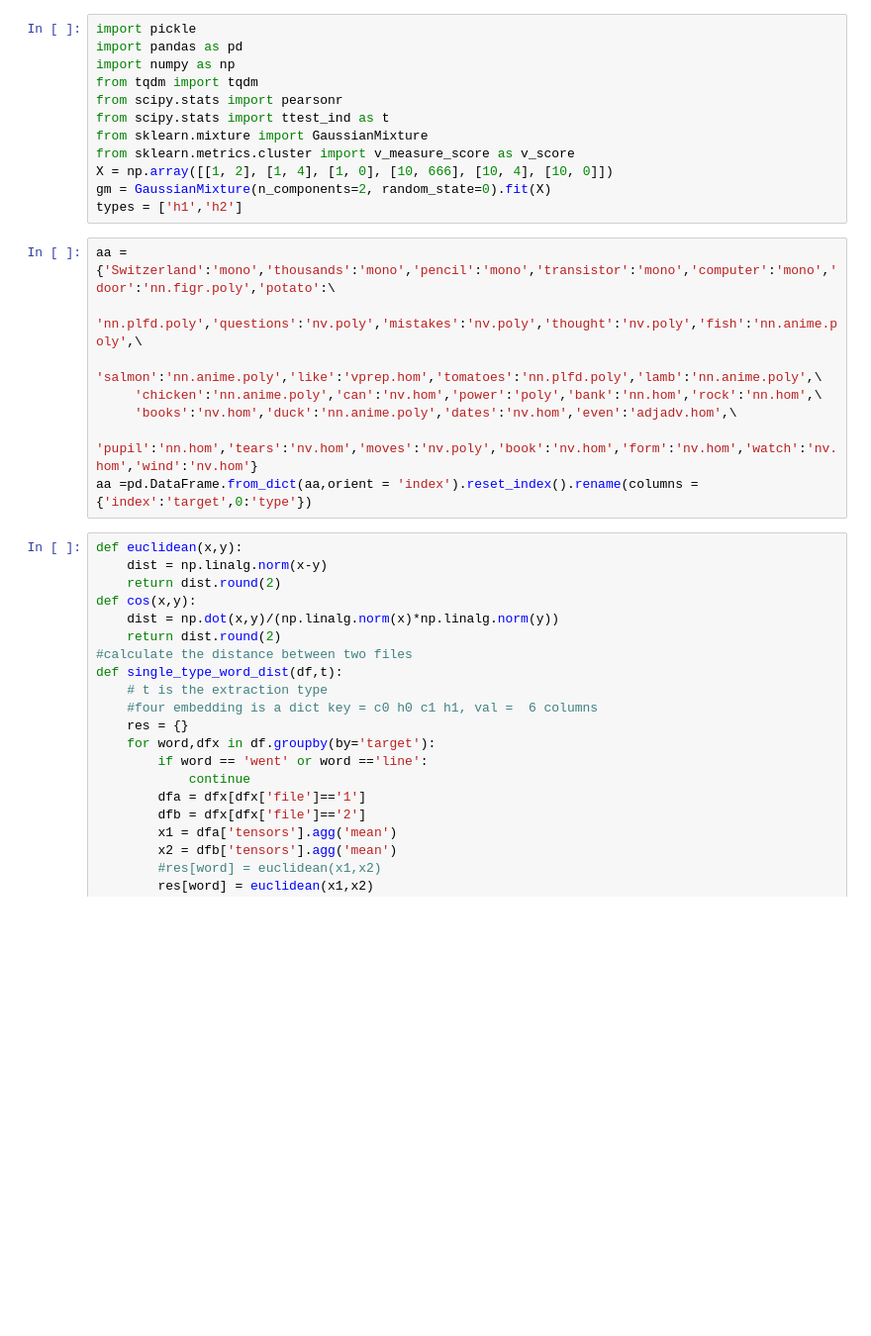
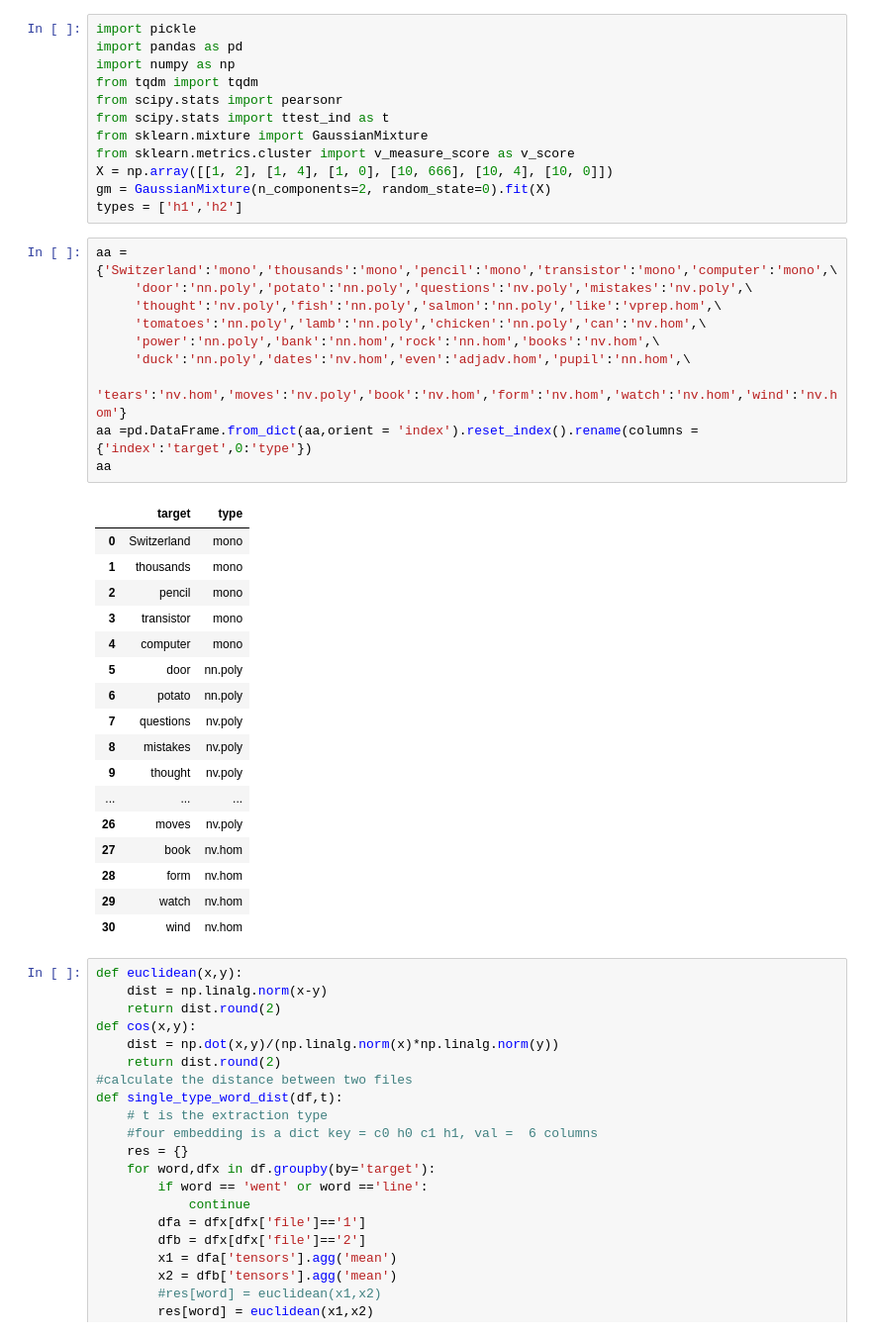
Before and after one commit to CLQuantizer/polysemy, a Jupyter notebook: GaussianClustering.ipynb, the cells around one changed output. Shown at 99% size. Cells and saved outputs as stored; diff of their text form; blank space fills up the shorter version.

```diff
--- a/GaussianClustering.ipynb
+++ b/GaussianClustering.ipynb
@@ -13,13 +13,33 @@ X = np.array([[1, 2], [1, 4], [1, 0], [10, 666], [10, 4], [10, 0]])
 gm = GaussianMixture(n_components=2, random_state=0).fit(X)
 types = ['h1','h2']
 # %%
-aa ={'Switzerland':'mono','thousands':'mono','pencil':'mono','transistor':'mono','computer':'mono','door':'nn.figr.poly','potato':\
-     'nn.plfd.poly','questions':'nv.poly','mistakes':'nv.poly','thought':'nv.poly','fish':'nn.anime.poly',\
-     'salmon':'nn.anime.poly','like':'vprep.hom','tomatoes':'nn.plfd.poly','lamb':'nn.anime.poly',\
-     'chicken':'nn.anime.poly','can':'nv.hom','power':'poly','bank':'nn.hom','rock':'nn.hom',\
-     'books':'nv.hom','duck':'nn.anime.poly','dates':'nv.hom','even':'adjadv.hom',\
-     'pupil':'nn.hom','tears':'nv.hom','moves':'nv.poly','book':'nv.hom','form':'nv.hom','watch':'nv.hom','wind':'nv.hom'}
+aa ={'Switzerland':'mono','thousands':'mono','pencil':'mono','transistor':'mono','computer':'mono',\
+     'door':'nn.poly','potato':'nn.poly','questions':'nv.poly','mistakes':'nv.poly',\
+     'thought':'nv.poly','fish':'nn.poly','salmon':'nn.poly','like':'vprep.hom',\
+     'tomatoes':'nn.poly','lamb':'nn.poly','chicken':'nn.poly','can':'nv.hom',\
+     'power':'nn.poly','bank':'nn.hom','rock':'nn.hom','books':'nv.hom',\
+     'duck':'nn.poly','dates':'nv.hom','even':'adjadv.hom','pupil':'nn.hom',\
+     'tears':'nv.hom','moves':'nv.poly','book':'nv.hom','form':'nv.hom','watch':'nv.hom','wind':'nv.hom'}
 aa =pd.DataFrame.from_dict(aa,orient = 'index').reset_index().rename(columns = {'index':'target',0:'type'})
+aa
+# %% [output]
+|  | target | type |
+| 0 | Switzerland | mono |
+| 1 | thousands | mono |
+| 2 | pencil | mono |
+| 3 | transistor | mono |
+| 4 | computer | mono |
+| 5 | door | nn.poly |
+| 6 | potato | nn.poly |
+| 7 | questions | nv.poly |
+| 8 | mistakes | nv.poly |
+| 9 | thought | nv.poly |
+| ... | ... | ... |
+| 26 | moves | nv.poly |
+| 27 | book | nv.hom |
+| 28 | form | nv.hom |
+| 29 | watch | nv.hom |
+| 30 | wind | nv.hom |
 # %%
 def euclidean(x,y):
     dist = np.linalg.norm(x-y)
```
Also changed, not shown: parts of 5 cells of this notebook, 7 other files.
